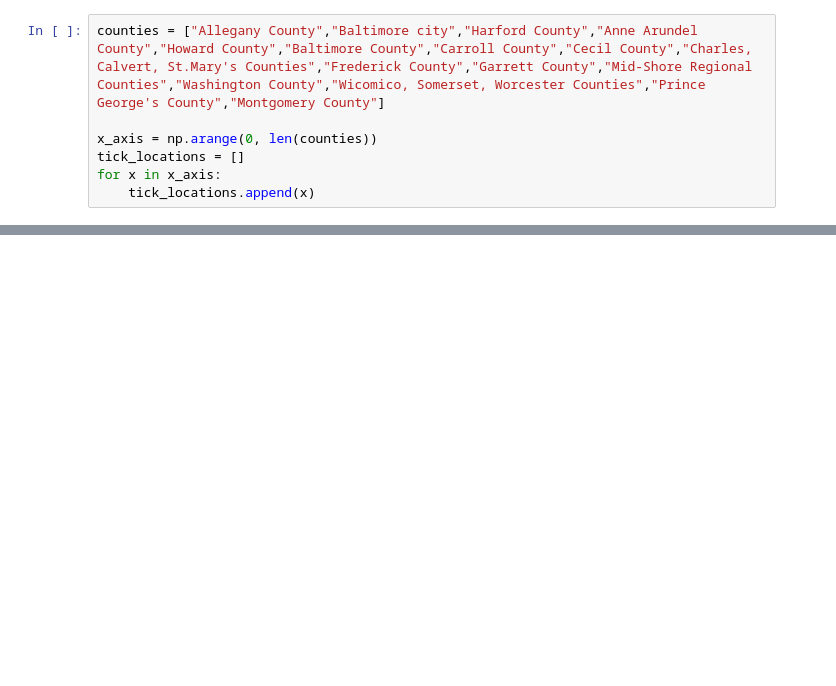
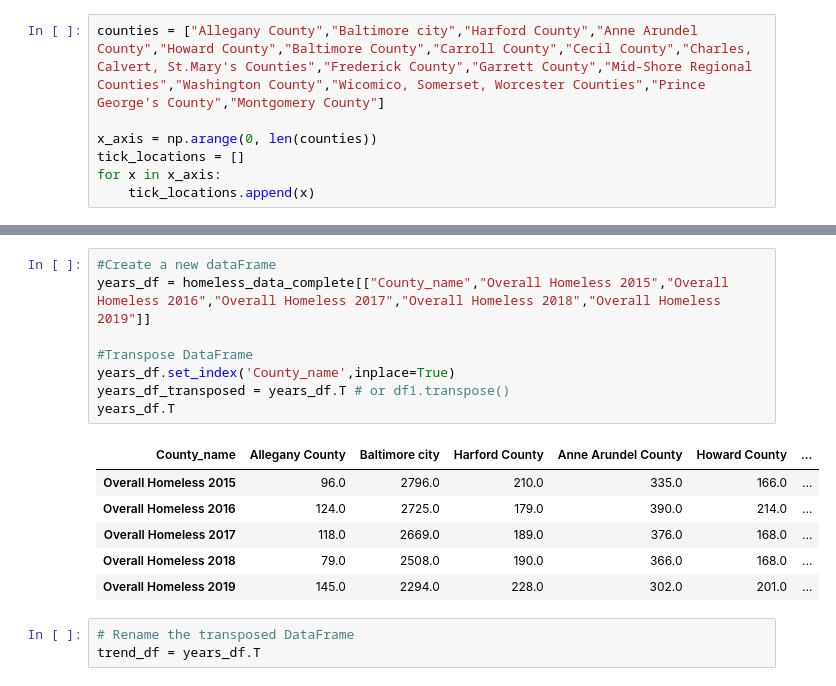
Before and after one commit to arieldunn/HomelessinMaryland, a Jupyter notebook: HomelessProjectMD.ipynb, the cells around one changed output, grey strips where cells are left out. Cells and saved outputs as stored; diff of their text form; blank space fills up the shorter version.

```diff
--- a/HomelessProjectMD.ipynb
+++ b/HomelessProjectMD.ipynb
@@ -191,0 +183,18 @@ plt.tight_layout()
+# %%
+#Create a new dataFrame
+years_df = homeless_data_complete[["County_name","Overall Homeless 2015","Overall Homeless 2016","Overall Homeless 2017","Overall Homeless 2018","Overall Homeless 2019"]]
+
+#Transpose DataFrame
+years_df.set_index('County_name',inplace=True)
+years_df_transposed = years_df.T # or df1.transpose()
+years_df.T
+# %% [output]
+| County_name | Allegany County | Baltimore city | Harford County | Anne Arundel County | Howard County | ... |
+| Overall Homeless 2015 | 96.0 | 2796.0 | 210.0 | 335.0 | 166.0 | ... |
+| Overall Homeless 2016 | 124.0 | 2725.0 | 179.0 | 390.0 | 214.0 | ... |
+| Overall Homeless 2017 | 118.0 | 2669.0 | 189.0 | 376.0 | 168.0 | ... |
+| Overall Homeless 2018 | 79.0 | 2508.0 | 190.0 | 366.0 | 168.0 | ... |
+| Overall Homeless 2019 | 145.0 | 2294.0 | 228.0 | 302.0 | 201.0 | ... |
+# %%
+# Rename the transposed DataFrame
+trend_df = years_df.T
```
Also changed, not shown: parts of 25 cells of this notebook.
